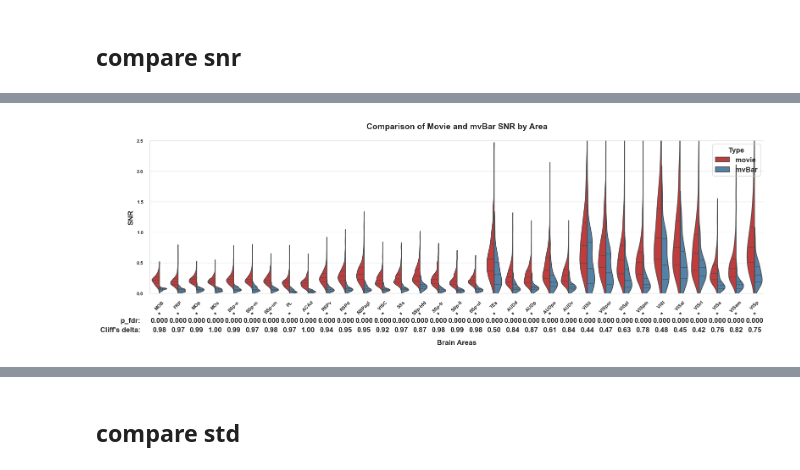
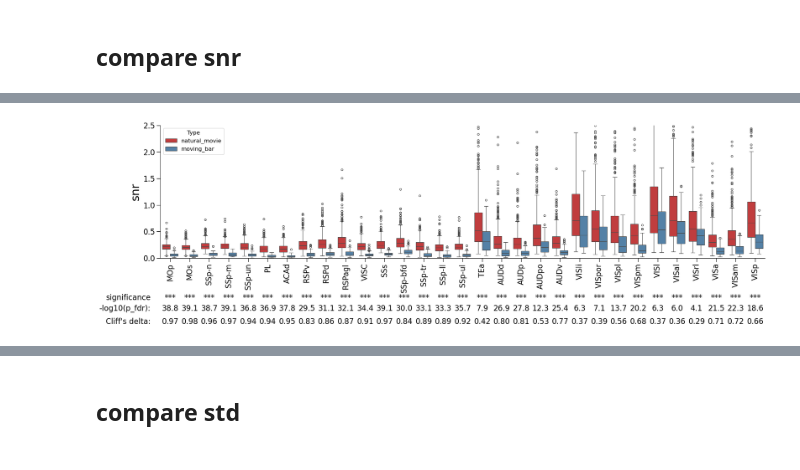
Before and after one commit to Zhaoxi-Liu/widefield_imaging_analysis, a Jupyter notebook: summary.ipynb, the cells around one changed output, grey strips where cells are left out. Drawn from its saved outputs; the diff is of its cells as text; code cells hidden in the pictures.

```diff
--- a/summary.ipynb
+++ b/summary.ipynb
@@ -25,6 +27,6 @@ ccf_regions = allen_transform_regions(None,ccf_regions_reference,
 atlas, areanames, brain_mask = atlas_from_landmarks_file(landmarks_file=None, reference='dorsal_cortex', dims = [warped_height, warped_width], do_transform = None)
 # %%
 
-area_list = ['MOB','FRP','MOp','MOs','SSp-n','SSp-m','SSp-un','PL','ACAd','RSPv','RSPd','RSPagl','VISC',
+area_list = ['MOp','MOs','SSp-n','SSp-m','SSp-un','PL','ACAd','RSPv','RSPd','RSPagl','VISC',
              'SSs','SSp-bfd','SSp-tr','SSp-ll','SSp-ul','TEa','AUDd','AUDp','AUDpo','AUDv',
              'VISli','VISpor','VISpl','VISpm','VISl','VISal','VISrl','VISa','VISam','VISp']
@@ -31,8 +45,21 @@ area_list = ['MOB','FRP','MOp','MOs','SSp-n','SSp-m','SSp-un','PL','ACAd','RSPv'
+# %%
+# 星号规则函数
+def p_to_star(p):
+    if np.isnan(p):
+        return ''
+    if p < 0.001:
+        return '***'
+    elif p < 0.01:
+        return '**'
+    elif p < 0.05:
+        return '*'
+    else:
+        return ''
 # %% [markdown]
 ## compare snr
 # %%
-all_area_snr_movie = np.load(pjoin(path_summary, 'natural-movie-series','all_area_snr.npy'))
-all_area_snr_mvBar = np.load(pjoin(path_summary, 'moving-bar','all_area_snr.npy'))
+all_area_snr_movie = np.load(pjoin(path_summary, 'natural-movie-series','all_area_snr.npy'))[2:]
+all_area_snr_mvBar = np.load(pjoin(path_summary, 'moving-bar','all_area_snr.npy'))[2:]
 # %%
 import pandas as pd
 import numpy as np
@@ -74,15 +101,10 @@ import seaborn as sns
 from scipy.stats import mannwhitneyu
 from statsmodels.stats.multitest import fdrcorrection
 
-# 计算Cliff's delta的函数
-def cliffs_delta(x, y):
-    nx, ny = len(x), len(y)
-    wins = np.sum([np.sum(xi > y) - np.sum(xi < y) for xi in x])
-    return wins / (nx * ny)
 
 # 将两组数据分别转换为 DataFrame 并展开
-df_movie = pd.DataFrame(all_area_snr_movie.reshape(33, -1).T, columns=area_list)
-df_bar = pd.DataFrame(all_area_snr_mvBar.reshape(33, -1).T, columns=area_list)
+df_movie = pd.DataFrame(all_area_snr_movie.reshape(31, -1).T, columns=area_list)
+df_bar = pd.DataFrame(all_area_snr_mvBar.reshape(31, -1).T, columns=area_list)
 
 # 进行统计检验
 results = []
@@ -96,63 +118,69 @@ for area in area_list:
 # 转换为DataFrame并做FDR校正
 df_results = pd.DataFrame(results)
 df_results['p_fdr'] = fdrcorrection(df_results['p_value'])[1]
-df_results['significant'] = df_results['p_fdr'] < 0.05
+df_results['-log10(p_fdr)'] = -np.log10(df_results['p_fdr'].values)
+df_results['star'] = df_results['p_fdr'].apply(p_to_star)
 
 # 准备绘图数据
 df_movie_long = df_movie.melt(var_name='areas', value_name='snr')
-df_movie_long['type'] = 'movie'
+df_movie_long['type'] = 'natural_movie'
 df_bar_long = df_bar.melt(var_name='areas', value_name='snr')
-df_bar_long['type'] = 'mvBar'
+df_bar_long['type'] = 'moving_bar'
 df_combined = pd.concat([df_movie_long, df_bar_long], axis=0)
 
-# 绘制提琴图
-plt.figure(figsize=(16, 6))
-ax = sns.violinplot(x='areas', y='snr', hue='type', data=df_combined,
-                   split=True, density_norm='width', inner='quartile',
-                   palette={'movie': 'tab:red', 'mvBar': 'steelblue'})
+plt.figure(figsize=(20, 6))
+## 绘制提琴图
+# ax = sns.violinplot(x='areas', y='snr', hue='type', data=df_combined,
+#                    split=True, density_norm='width', inner='quartile',
+#                    palette={'movie': 'tab:red', 'mvBar': 'steelblue'})
+# 绘制箱线图
+ax = sns.boxplot(x='areas', y='snr', hue='type', data=df_combined,
+    palette={'natural_movie': 'tab:red', 'moving_bar': 'steelblue'})
 
 # 设置标题和坐标轴
-plt.title('Comparison of Movie and mvBar SNR by Area', pad=20)
-plt.xlabel('Brain Areas', labelpad=40)  # 增加x轴标签的padding
-plt.ylabel('SNR')
+# plt.title('Comparison of Movie and mvBar SNR by Area', pad=20)
+plt.xlabel('', labelpad=50, fontsize=17)  # 增加x轴标签的padding
+plt.ylabel('snr', fontsize=24)
 plt.ylim(0, 2.5)
-plt.xticks(rotation=45)
+plt.xticks(fontsize=16, rotation=90)
+plt.yticks(fontsize=16)
 plt.legend(title='Type')
+
 
 # 添加统计标注
 for i, area in enumerate(area_list):
     area_result = df_results[df_results['area'] == area].iloc[0]
 
     # 第一行：显著性星号
-    if area_result['significant']:
-        ax.text(i, -0.35, '*', ha='center', va='center', fontsize=12)
+    ax.text(i, -0.75, f"{area_result['star']}", ha='center', va='center', fontsize=16)
 
     # 第二行：p_fdr值
-    ax.text(i, -0.45, f"{area_result['p_fdr']:.3f}", ha='center', va='center')
+    ax.text(i, -0.95, f"{area_result['-log10(p_fdr)']:.1f}", ha='center', va='center', fontsize=16)
 
     # 第三行：Cliff's delta
-    ax.text(i, -0.6, f"{area_result['delta']:.2f}", ha='center', va='center')
+    ax.text(i, -1.2, f"{area_result['delta']:.2f}", ha='center', va='center', fontsize=16)
 
 # 添加图例说明
-ax.text(-1, -0.45, 'p_fdr:', ha='right', va='center')
-ax.text(-1, -0.6, 'Cliff\'s delta:', ha='right', va='center')
+ax.text(-1, -0.75, 'significance', ha='right', va='center', fontsize=16)
+ax.text(-1, -0.95, '-log10(p_fdr):', ha='right', va='center', fontsize=16)
+ax.text(-1, -1.2, 'Cliff\'s delta:', ha='right', va='center', fontsize=16)
 
 # 设置白色背景
 fig = plt.gcf()
 fig.set_facecolor('white')
 ax.set_facecolor('white')
 
 # 调整布局防止标注被截断
 plt.tight_layout()
 plt.subplots_adjust(bottom=0.3)  # 为统计标注留出空间
 
 # 保存图像
-plt.savefig(pjoin(path_summary, 'comparison_movie_bar_snr with significance.png'),
+plt.savefig(pjoin(path_summary, 'comparison_movie_bar_snr with significance boxplot.png'),
             facecolor='white', transparent=False,
             bbox_inches='tight', dpi=300)
 plt.show()
 
 # 输出统计结果表格
-print(df_results.sort_values('p_fdr'))
+# print(df_results.sort_values('p_fdr'))
 # %% [output]
-[figure, old version]
+[figure, new version]
```
Also changed, not shown: parts of 35 cells of this notebook, 26 other files.
